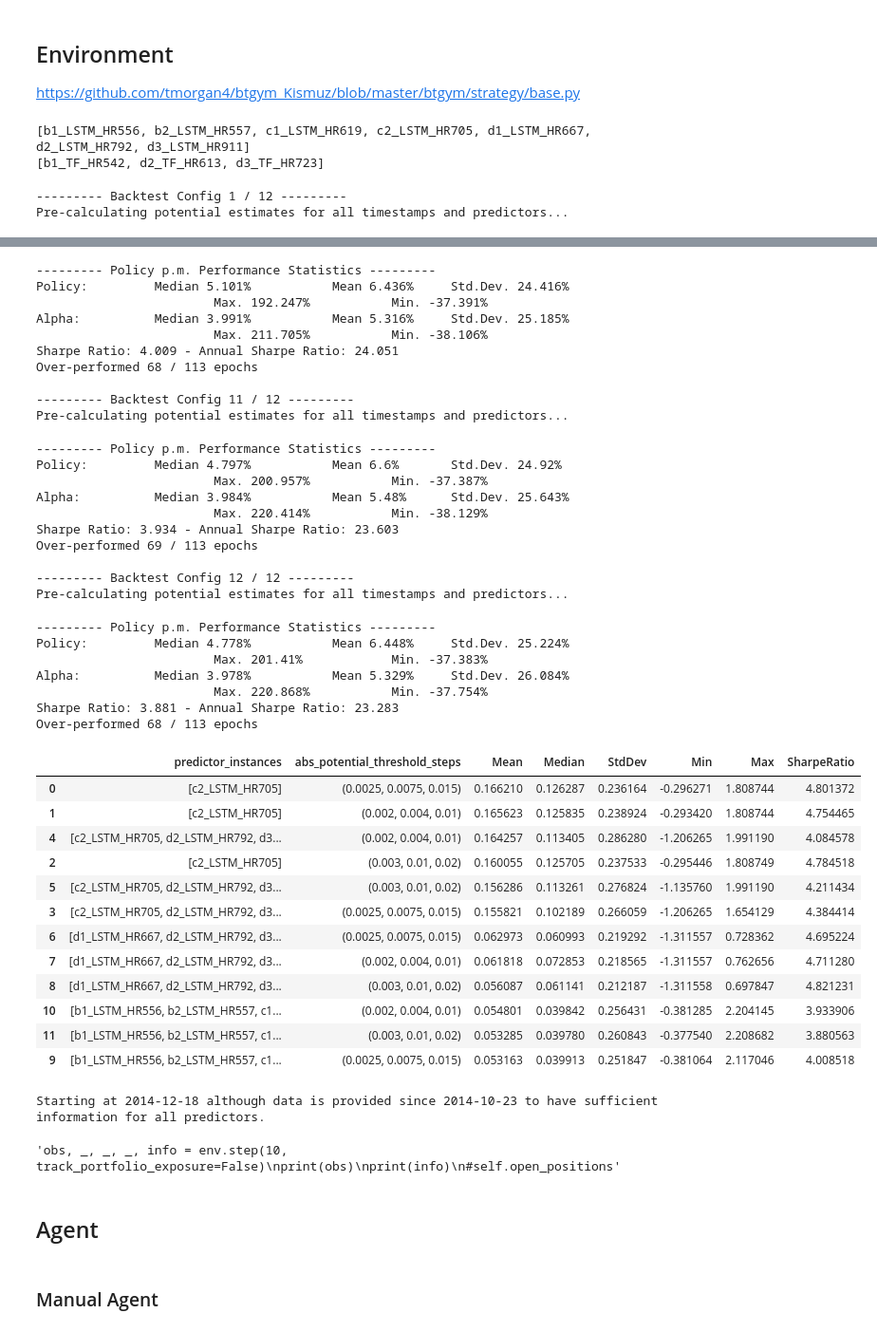
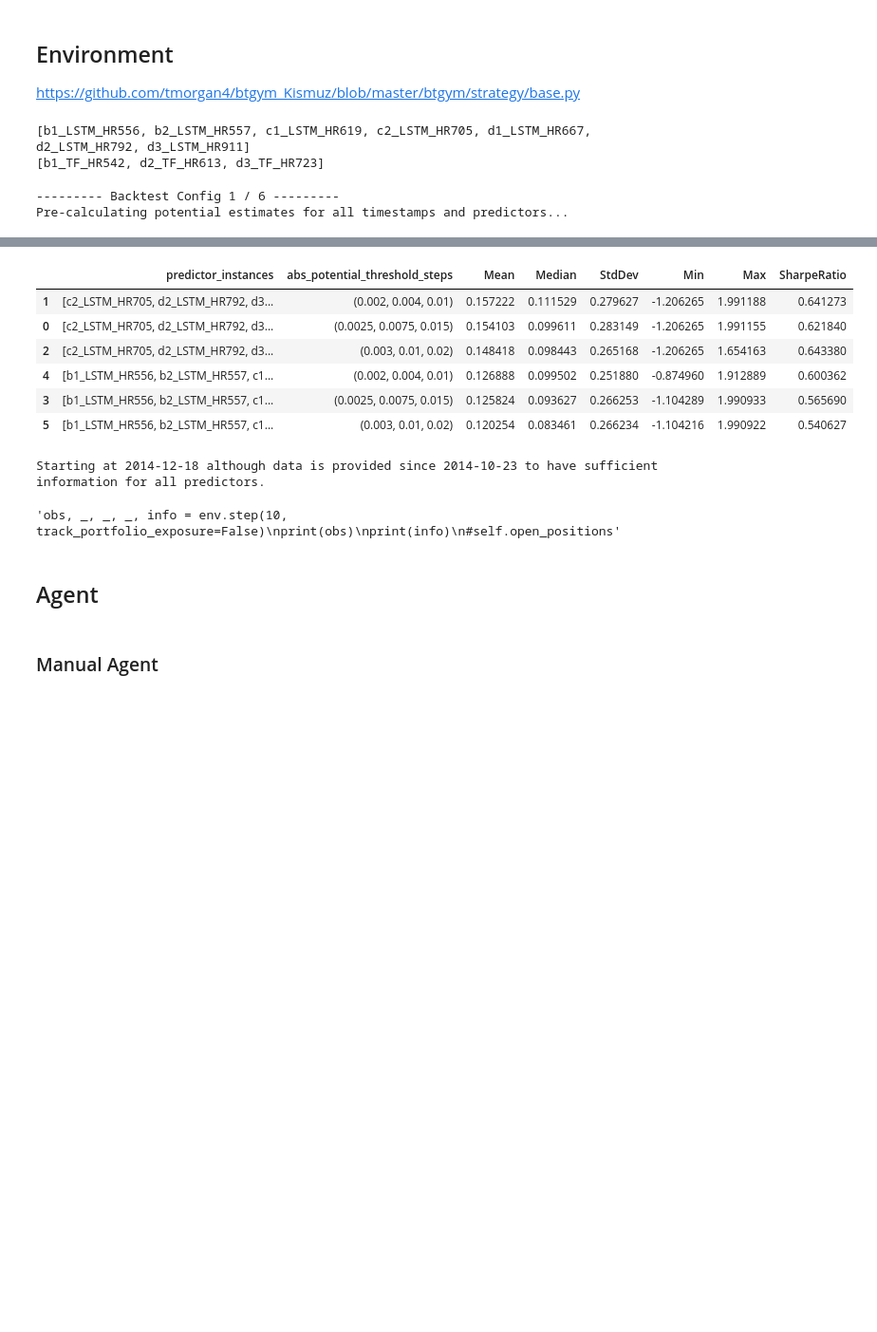
Before and after one commit to paulruesing/hybrid-rl-index-trading, a Jupyter notebook: notebooks/agent_dev.ipynb, the cells around one changed output, grey strips where cells are left out. Shown at 95% size. Cells and saved outputs as stored; diff of their text form; code cells hidden in the pictures; blank space fills up the shorter version.

```diff
--- a/notebooks/agent_dev.ipynb
+++ b/notebooks/agent_dev.ipynb
@@ -53,10 +55,12 @@ except BaseException:
 ROOT = Path().resolve().parent
 
 DATA = ROOT / "data"
+DOWNLOADED_PRICES = DATA / "minutely_price_downloads"
 INTERPOLATED_PRICES = DATA / "interpolated_prices_dax"
 
-SAVED_LSTM_MODELS = DATA / "saved_models" / "lstm"
-SAVED_TF_MODELS = DATA / "saved_models" / "transformer"
+SAVED_MODELS = DATA / "saved_models"
+SAVED_LSTM_MODELS = SAVED_MODELS / "lstm"
+SAVED_TF_MODELS = SAVED_MODELS / "transformer"
 
 TRAINING_LOGS = ROOT / "output" / "rl_training_logs"
 
@@ -136,22 +374,22 @@ portfolio = KOCertificateSet(
     lowest_leverage=1.0, highest_leverage=10.0)
 
 # add several other with more recent issue dates
-portfolio.future_product_instances += portfolio.initialise_products_from_leverage(underlying_price_series=preprocessing.read_price_csv(ENV_PRICE_FILE) * MEAN_ETF_INDEX_RATIO,
+portfolio.ko_certificates += portfolio.initialise_products_from_leverage(underlying_price_series=preprocessing.read_price_csv(ENV_PRICE_FILE) * MEAN_ETF_INDEX_RATIO,
     base_price_inference_timestamps=["2017-12-08 10:00:00", "2018-07-05 10:00:00"],
     n_products_per_direction=15, issue_date="2017-01-01 10:00:00",
     lowest_leverage=1.0, highest_leverage=10.0)
 
-portfolio.future_product_instances += portfolio.initialise_products_from_leverage(underlying_price_series=preprocessing.read_price_csv(ENV_PRICE_FILE) * MEAN_ETF_INDEX_RATIO,
+portfolio.ko_certificates += portfolio.initialise_products_from_leverage(underlying_price_series=preprocessing.read_price_csv(ENV_PRICE_FILE) * MEAN_ETF_INDEX_RATIO,
     base_price_inference_timestamps=["2021-07-06 10:00:00", "2023-07-05 10:00:00", "2024-07-05 10:00:00", "2025-03-05 10:00:00"],
     n_products_per_direction=15, issue_date="2020-06-01 10:00:00",
     lowest_leverage=1.0, highest_leverage=10.0)
 
-portfolio.future_product_instances += portfolio.initialise_products_from_leverage(underlying_price_series=preprocessing.read_price_csv(ENV_PRICE_FILE) * MEAN_ETF_INDEX_RATIO,
+portfolio.ko_certificates += portfolio.initialise_products_from_leverage(underlying_price_series=preprocessing.read_price_csv(ENV_PRICE_FILE) * MEAN_ETF_INDEX_RATIO,
     base_price_inference_timestamps=["2023-05-05 10:00:00", "2024-07-05 10:00:00", "2025-03-05 10:00:00"],
     n_products_per_direction=15, issue_date="2022-12-01 10:00:00",
     lowest_leverage=1.0, highest_leverage=10.0)
 
-portfolio.future_product_instances += portfolio.initialise_products_from_leverage(underlying_price_series=preprocessing.read_price_csv(ENV_PRICE_FILE) * MEAN_ETF_INDEX_RATIO,
+portfolio.ko_certificates += portfolio.initialise_products_from_leverage(underlying_price_series=preprocessing.read_price_csv(ENV_PRICE_FILE) * MEAN_ETF_INDEX_RATIO,
     base_price_inference_timestamps=["2025-03-05 12:00:00"],
     n_products_per_direction=15, issue_date="2024-03-03 10:00:00",
     lowest_leverage=1.0, highest_leverage=10.0)
@@ -208,7 +518,6 @@ https://github.com/tmorgan4/btgym_Kismuz/blob/master/btgym/strategy/base.py
 def env_parametrisation_loop(env_price_file_path: Path,
                              env_price_sampling_rate_minutes: int,
                              env_product_set: KOCertificateSet,
-                             agent_potential_threshold_steps: (float, float, float) = (.03, .1, .7),
                              sort_metric: Literal['Mean', 'Median', 'StdDev', 'Min', 'Max', 'SharpeRatio'] = 'Mean',
                              print_progress: bool = True,
                              **param_grid_and_constants):
@@ -292,10 +601,9 @@ result_frame = env_parametrisation_loop(env_price_file_path=ENV_PRICE_FILE, env_
                                         # varying params:
                                         predictor_instances=[#[d3_LSTM_HR911],  # great predictors on their own
                                                              #[d2_LSTM_HR792],
-                                                             [c2_LSTM_HR705], #
-                                                             #[d3_TF_HR723],
+                                                             #[c2_LSTM_HR705],
                                                              # combinations:
-                                                             [c2_LSTM_HR705, d2_LSTM_HR792, d3_LSTM_HR911, d3_TF_HR723],  #
+                                                             [c2_LSTM_HR705, d2_LSTM_HR792, d3_LSTM_HR911],  #
                                                              # all above 70
                                                              #[d3_LSTM_HR911, d3_TF_HR723],  # both architectures D3
                                                              #[d2_LSTM_HR792, d2_TF_HR613],  # both architectures D2
@@ -303,10 +611,10 @@ result_frame = env_parametrisation_loop(env_price_file_path=ENV_PRICE_FILE, env_
                                                              #[b1_LSTM_HR556, b2_LSTM_HR557, b1_TF_HR542],
                                                              # all short term
                                                              #[c1_LSTM_HR619, c2_LSTM_HR705],  # all mid term
-                                                             [d1_LSTM_HR667, d2_LSTM_HR792, d3_LSTM_HR911, d2_TF_HR613, d3_TF_HR723],  # all long term  #
-                                                             #lstm_predictor_list,  # all LSTMs
+                                                             #[d1_LSTM_HR667, d2_LSTM_HR792, d3_LSTM_HR911, d2_TF_HR613, d3_TF_HR723],  # all long term  #
+                                                             lstm_predictor_list,  # all LSTMs
                                                              #tf_predictor_list,  # all transformers
-                                                             lstm_predictor_list + tf_predictor_list,  # all predictors  #
+                                                             #lstm_predictor_list + tf_predictor_list,  # all predictors  #
                                                              ],
 
                                         # constant params:
@@ -321,6 +629,6 @@ result_frame = env_parametrisation_loop(env_price_file_path=ENV_PRICE_FILE, env_
                                         leverage_categories=(1.0, 2.0, 3.0, 4.0, 5.0))
 result_frame
 # %% [output]
---------- Backtest Config 1 / 12 ---------
+--------- Backtest Config 1 / 6 ---------
 Pre-calculating potential estimates for all timestamps and predictors...
 --------- Policy p.m. Performance Statistics ---------
@@ -416,43 +691,10 @@ Pre-calculating potential estimates for all timestamps and predictors...
---------- Policy p.m. Performance Statistics ---------
-Policy:         Median 5.101%           Mean 6.436%     Std.Dev. 24.416%
-                        Max. 192.247%           Min. -37.391%
-Alpha:          Median 3.991%           Mean 5.316%     Std.Dev. 25.185%
-                        Max. 211.705%           Min. -38.106%
-Sharpe Ratio: 4.009 - Annual Sharpe Ratio: 24.051
-Over-performed 68 / 113 epochs
-
---------- Backtest Config 11 / 12 ---------
-Pre-calculating potential estimates for all timestamps and predictors...
---------- Policy p.m. Performance Statistics ---------
-Policy:         Median 4.797%           Mean 6.6%       Std.Dev. 24.92%
-                        Max. 200.957%           Min. -37.387%
-Alpha:          Median 3.984%           Mean 5.48%      Std.Dev. 25.643%
-                        Max. 220.414%           Min. -38.129%
-Sharpe Ratio: 3.934 - Annual Sharpe Ratio: 23.603
-Over-performed 69 / 113 epochs
-
---------- Backtest Config 12 / 12 ---------
-Pre-calculating potential estimates for all timestamps and predictors...
---------- Policy p.m. Performance Statistics ---------
-Policy:         Median 4.778%           Mean 6.448%     Std.Dev. 25.224%
-                        Max. 201.41%            Min. -37.383%
-Alpha:          Median 3.978%           Mean 5.329%     Std.Dev. 26.084%
-                        Max. 220.868%           Min. -37.754%
-Sharpe Ratio: 3.881 - Annual Sharpe Ratio: 23.283
-Over-performed 68 / 113 epochs
 |  | predictor_instances | abs_potential_threshold_steps | Mean | Median | StdDev | Min | Max | SharpeRatio |
-| 0 | [c2_LSTM_HR705] | (0.0025, 0.0075, 0.015) | 0.166210 | 0.126287 | 0.236164 | -0.296271 | 1.808744 | 4.801372 |
-| 1 | [c2_LSTM_HR705] | (0.002, 0.004, 0.01) | 0.165623 | 0.125835 | 0.238924 | -0.293420 | 1.808744 | 4.754465 |
-| 4 | [c2_LSTM_HR705, d2_LSTM_HR792, d3... | (0.002, 0.004, 0.01) | 0.164257 | 0.113405 | 0.286280 | -1.206265 | 1.991190 | 4.084578 |
-| 2 | [c2_LSTM_HR705] | (0.003, 0.01, 0.02) | 0.160055 | 0.125705 | 0.237533 | -0.295446 | 1.808749 | 4.784518 |
-| 5 | [c2_LSTM_HR705, d2_LSTM_HR792, d3... | (0.003, 0.01, 0.02) | 0.156286 | 0.113261 | 0.276824 | -1.135760 | 1.991190 | 4.211434 |
-| 3 | [c2_LSTM_HR705, d2_LSTM_HR792, d3... | (0.0025, 0.0075, 0.015) | 0.155821 | 0.102189 | 0.266059 | -1.206265 | 1.654129 | 4.384414 |
-| 6 | [d1_LSTM_HR667, d2_LSTM_HR792, d3... | (0.0025, 0.0075, 0.015) | 0.062973 | 0.060993 | 0.219292 | -1.311557 | 0.728362 | 4.695224 |
-| 7 | [d1_LSTM_HR667, d2_LSTM_HR792, d3... | (0.002, 0.004, 0.01) | 0.061818 | 0.072853 | 0.218565 | -1.311557 | 0.762656 | 4.711280 |
-| 8 | [d1_LSTM_HR667, d2_LSTM_HR792, d3... | (0.003, 0.01, 0.02) | 0.056087 | 0.061141 | 0.212187 | -1.311558 | 0.697847 | 4.821231 |
-| 10 | [b1_LSTM_HR556, b2_LSTM_HR557, c1... | (0.002, 0.004, 0.01) | 0.054801 | 0.039842 | 0.256431 | -0.381285 | 2.204145 | 3.933906 |
-| 11 | [b1_LSTM_HR556, b2_LSTM_HR557, c1... | (0.003, 0.01, 0.02) | 0.053285 | 0.039780 | 0.260843 | -0.377540 | 2.208682 | 3.880563 |
-| 9 | [b1_LSTM_HR556, b2_LSTM_HR557, c1... | (0.0025, 0.0075, 0.015) | 0.053163 | 0.039913 | 0.251847 | -0.381064 | 2.117046 | 4.008518 |
+| 1 | [c2_LSTM_HR705, d2_LSTM_HR792, d3... | (0.002, 0.004, 0.01) | 0.157222 | 0.111529 | 0.279627 | -1.206265 | 1.991188 | 0.641273 |
+| 0 | [c2_LSTM_HR705, d2_LSTM_HR792, d3... | (0.0025, 0.0075, 0.015) | 0.154103 | 0.099611 | 0.283149 | -1.206265 | 1.991155 | 0.621840 |
+| 2 | [c2_LSTM_HR705, d2_LSTM_HR792, d3... | (0.003, 0.01, 0.02) | 0.148418 | 0.098443 | 0.265168 | -1.206265 | 1.654163 | 0.643380 |
+| 4 | [b1_LSTM_HR556, b2_LSTM_HR557, c1... | (0.002, 0.004, 0.01) | 0.126888 | 0.099502 | 0.251880 | -0.874960 | 1.912889 | 0.600362 |
+| 3 | [b1_LSTM_HR556, b2_LSTM_HR557, c1... | (0.0025, 0.0075, 0.015) | 0.125824 | 0.093627 | 0.266253 | -1.104289 | 1.990933 | 0.565690 |
+| 5 | [b1_LSTM_HR556, b2_LSTM_HR557, c1... | (0.003, 0.01, 0.02) | 0.120254 | 0.083461 | 0.266234 | -1.104216 | 1.990922 | 0.540627 |
 # %%
 env = RLTradingEnv(ENV_PRICE_FILE,
                    price_sampling_rate_minutes=15,
```
Also changed, not shown: parts of 29 cells of this notebook.
